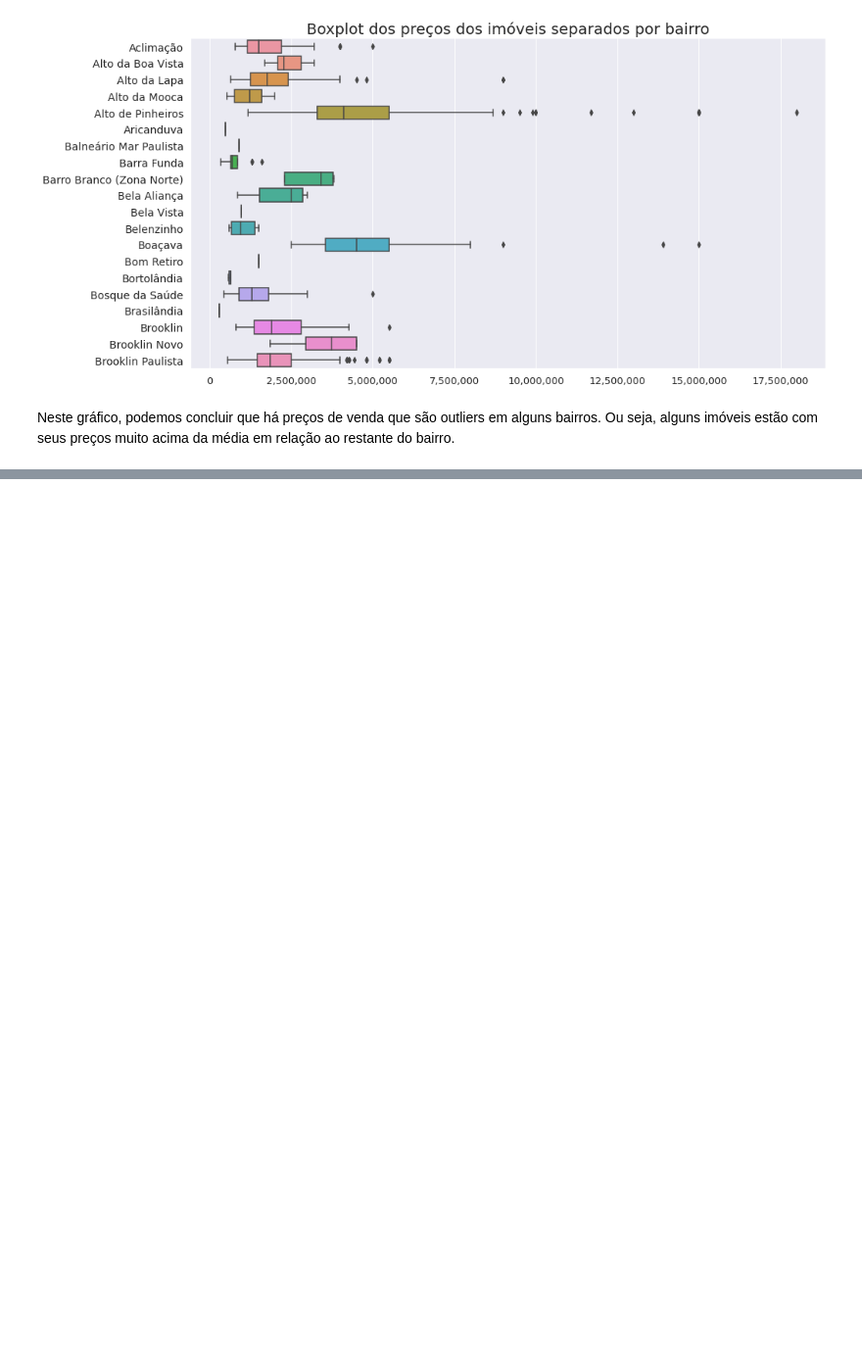
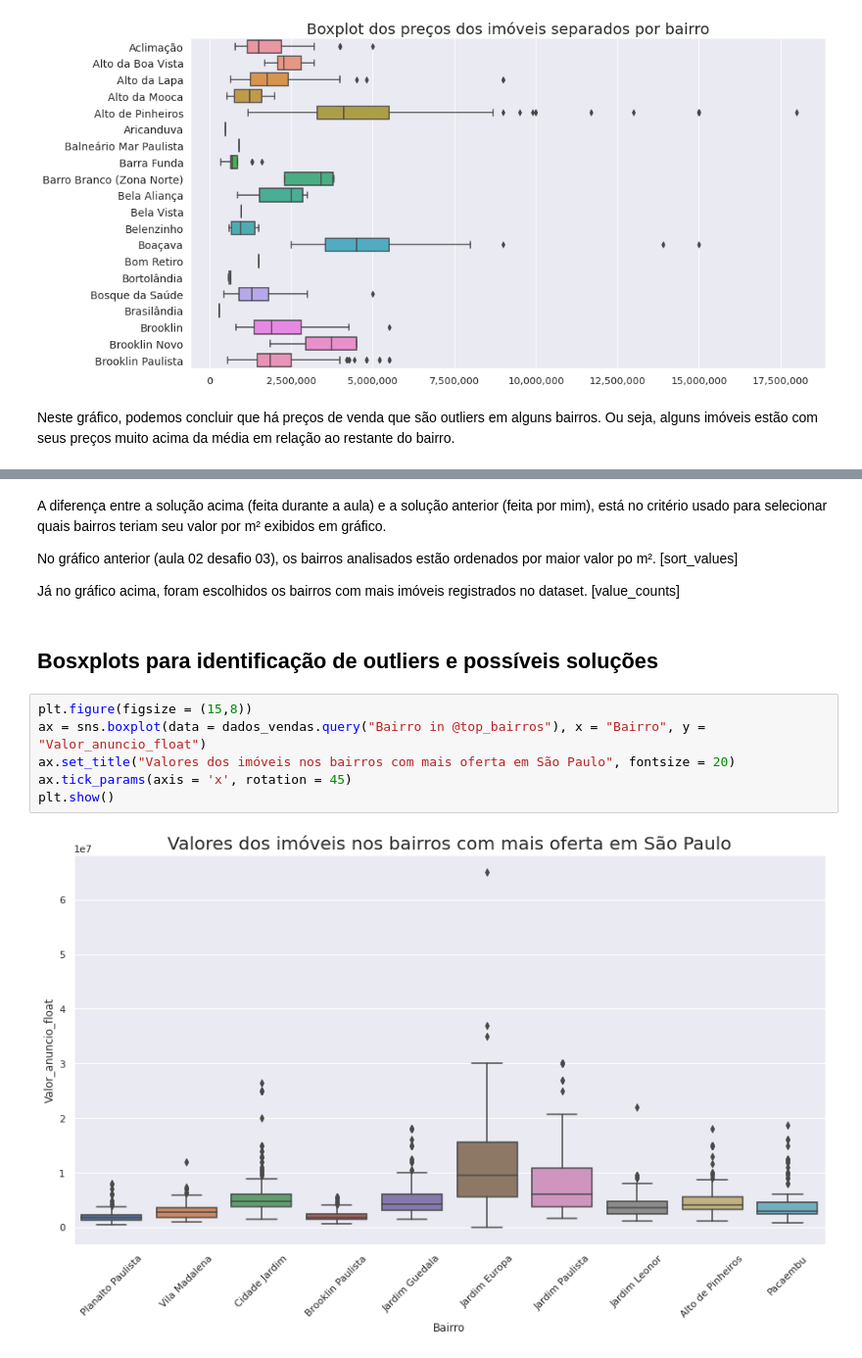
Before and after one commit to Tathy/Pesquisa-Imoveis-SP, a Jupyter notebook: Pesquisa_de_imóveis_em_São_Paulo_Imersão_Dados_Alura.ipynb, the cells around one changed output, grey strips where cells are left out. Shown at 98% size. Saved outputs shown, nothing was run; the diff lists cells and outputs as text; blank space fills up the shorter version.

```diff
--- a/Pesquisa_de_imóveis_em_São_Paulo_Imersão_Dados_Alura.ipynb
+++ b/Pesquisa_de_imóveis_em_São_Paulo_Imersão_Dados_Alura.ipynb
@@ -720,0 +827,16 @@ Neste gráfico, podemos concluir que há preços de venda que são outliers em a
+# %% [markdown]
+A diferença entre a solução acima (feita durante a aula) e a solução anterior (feita por mim), está no critério usado para selecionar quais bairros teriam seu valor por m² exibidos em gráfico.
+
+No gráfico anterior (aula 02 desafio 03), os bairros analisados estão ordenados por maior valor po m². [sort_values]
+
+Já no gráfico acima, foram escolhidos os bairros com mais imóveis registrados no dataset. [value_counts]
+# %% [markdown]
+## Bosxplots para identificação de outliers e possíveis soluções
+# %%
+plt.figure(figsize = (15,8))
+ax = sns.boxplot(data = dados_vendas.query("Bairro in @top_bairros"), x = "Bairro", y = "Valor_anuncio_float")
+ax.set_title("Valores dos imóveis nos bairros com mais oferta em São Paulo", fontsize = 20)
+ax.tick_params(axis = 'x', rotation = 45)
+plt.show()
+# %% [output]
+[figure, added]
```
Also changed, not shown: parts of 30 cells of this notebook, 3 other files.
